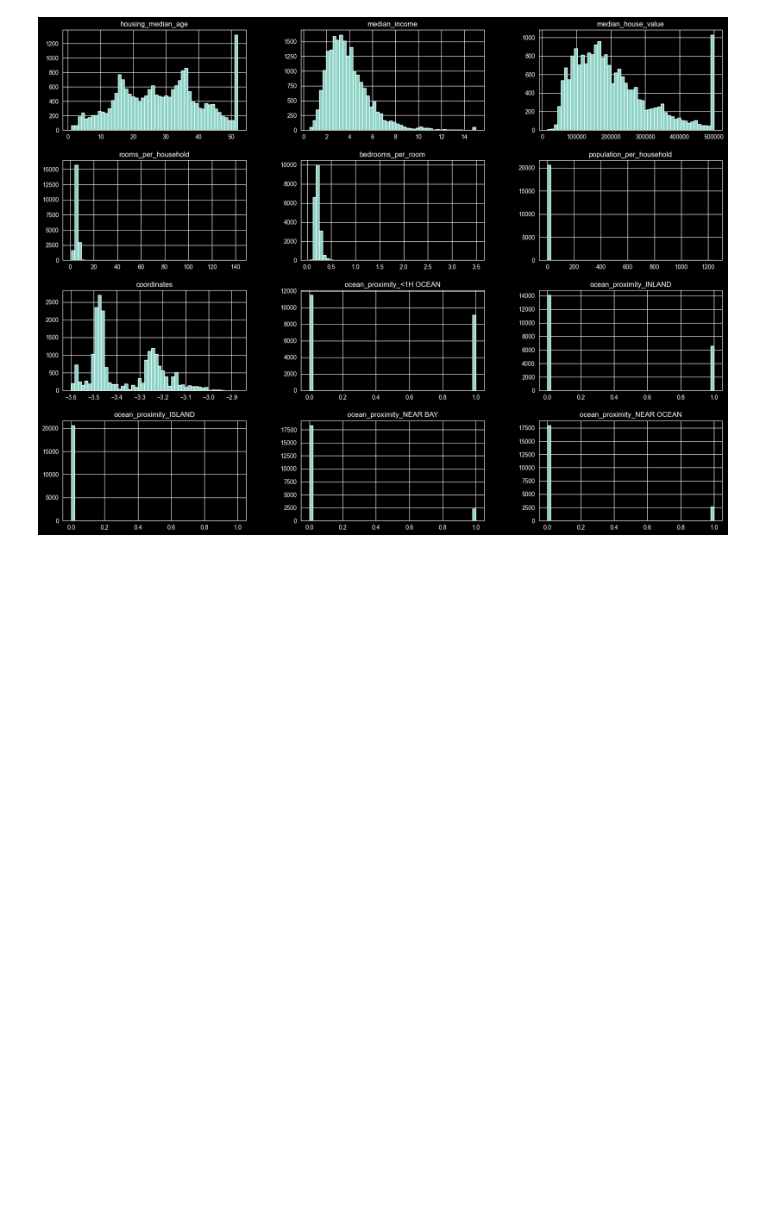
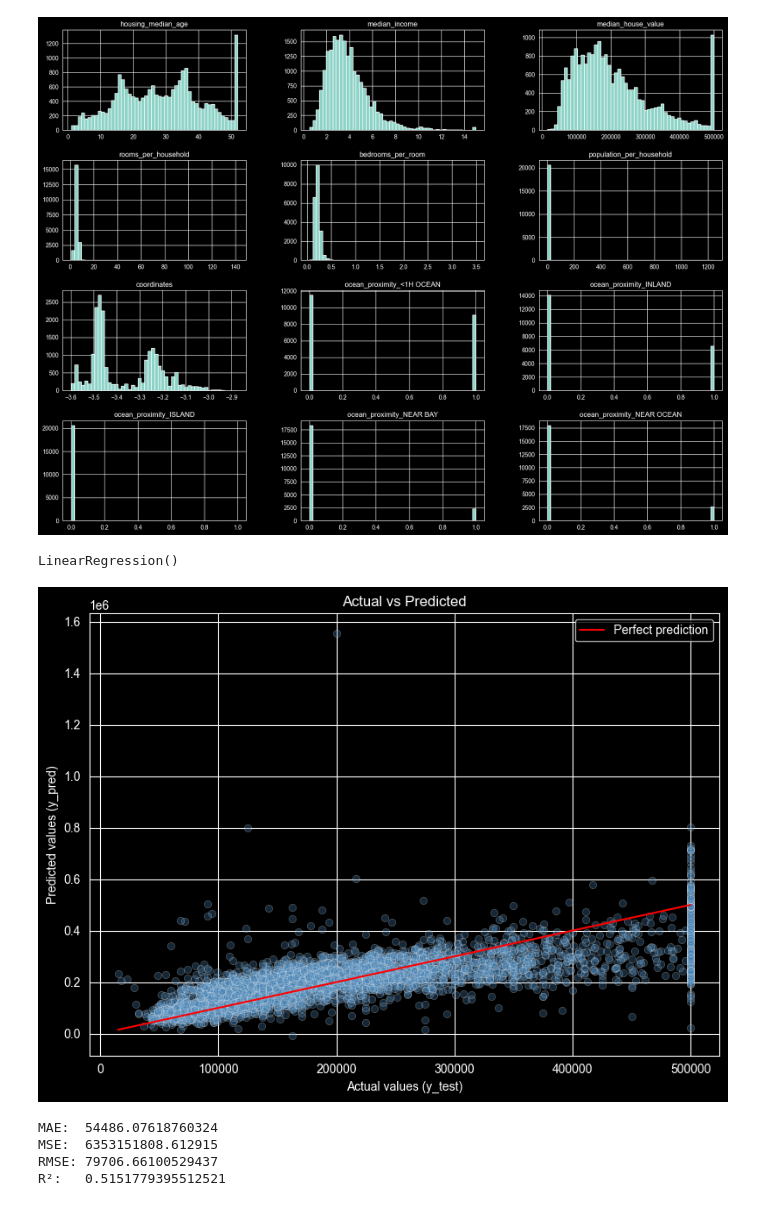
Before and after one commit to Shotza247/California_Housing_PredictionV1, a Jupyter notebook: models/California_Housing.ipynb, the cells around one changed output. Saved outputs shown, nothing was run; the diff lists cells and outputs as text; code cells hidden in the pictures; blank space fills up the shorter version.

```diff
--- a/models/California_Housing.ipynb
+++ b/models/California_Housing.ipynb
@@ -267,0 +272,30 @@ plt.show()
+# %%
+X_train, X_test, y_train, y_test = train_test_split(X, y, test_size=0.2, random_state=42)
+# %%
+scaler = StandardScaler()
+X_train = scaler.fit_transform(X_train)
+X_test = scaler.transform(X_test)
+# %%
+model = LinearRegression()
+model.fit(X_train, y_train)
+# %% [output]
+LinearRegression()
+# %%
+y_pred = model.predict(X_test)
+# %%
+plt.figure(figsize=(8,6))
+sns.scatterplot(x=y_test, y=y_pred, alpha=0.3, color='steelblue')
+
+# Perfect prediction line
+plt.plot([y_test.min(), y_test.max()],
+         [y_test.min(), y_test.max()],
+         color='red', label='Perfect prediction')
+
+plt.xlabel('Actual values (y_test)')
+plt.ylabel('Predicted values (y_pred)')
+plt.title('Actual vs Predicted')
+plt.legend()
+plt.tight_layout()
+plt.show()
+# %% [output]
+[figure, added]
@@ -267,0 +307,10 @@ plt.show()
+# %%
+print("MAE: ", mean_absolute_error(y_test, y_pred))
+print("MSE: ", mean_squared_error(y_test, y_pred))
+print("RMSE:", np.sqrt(mean_squared_error(y_test, y_pred)))
+print("R²:  ", r2_score(y_test, y_pred))
+# %% [output]
+MAE:  54486.07618760324
+MSE:  6353151808.612915
+RMSE: 79706.66100529437
+R²:   0.5151779395512521
```
Also changed, not shown: parts of 3 cells of this notebook.
